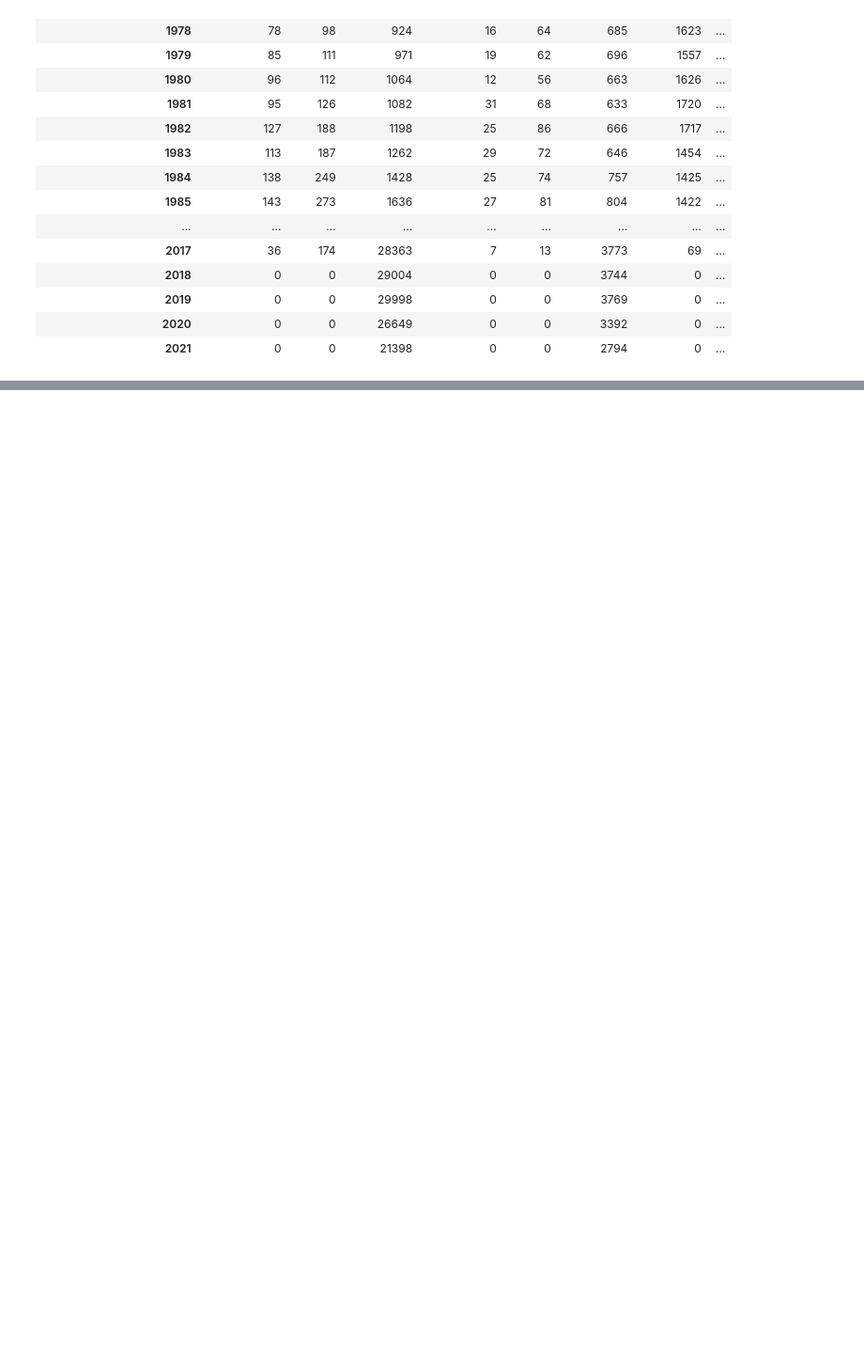
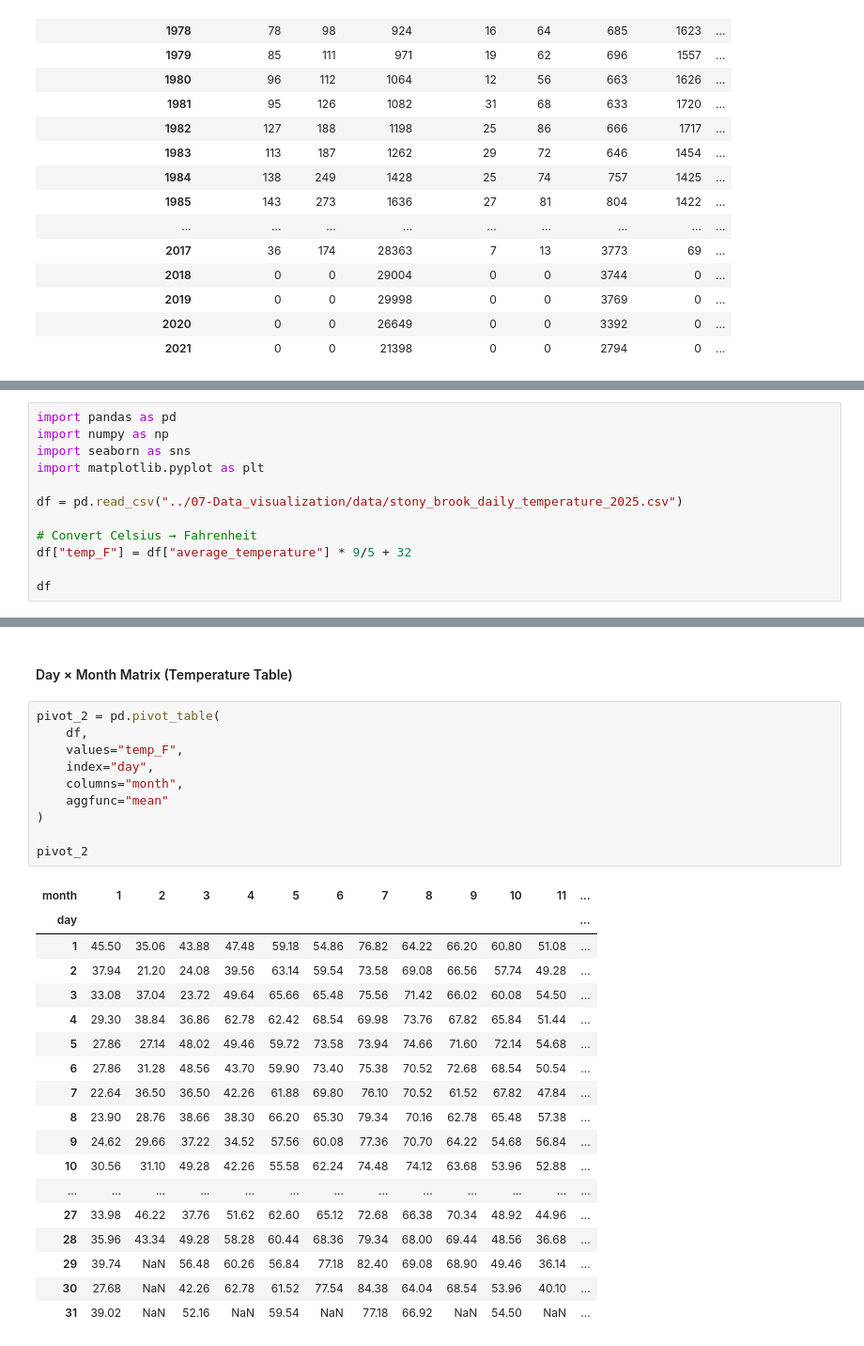
Before and after one commit to jieshu-wang-SBU/EST389_371_2026_spring, a Jupyter notebook: lectures/09-advanced_data_operations/09-01_Pivot_dataframes.ipynb, the cells around one changed output, grey strips where cells are left out. Shown at 94% size. Cells and saved outputs as stored; diff of their text form; blank space fills up the shorter version.

Commit message:
pivot table

```diff
--- a/lectures/09-advanced_data_operations/09-01_Pivot_dataframes.ipynb
+++ b/lectures/09-advanced_data_operations/09-01_Pivot_dataframes.ipynb
@@ -203,0 +274,12 @@ pivot_wide
+# %%
+import pandas as pd
+import numpy as np
+import seaborn as sns
+import matplotlib.pyplot as plt
+
+df = pd.read_csv("../07-Data_visualization/data/stony_brook_daily_temperature_2025.csv")
+
+# Convert Celsius → Fahrenheit
+df["temp_F"] = df["average_temperature"] * 9/5 + 32
+
+df
@@ -203,0 +330,31 @@ pivot_wide
+# %% [markdown]
+#### Day × Month Matrix (Temperature Table)
+# %%
+pivot_2 = pd.pivot_table(
+    df,
+    values="temp_F",
+    index="day",
+    columns="month",
+    aggfunc="mean"
+)
+
+pivot_2
+# %% [output]
+| month | 1 | 2 | 3 | 4 | 5 | 6 | 7 | 8 | 9 | 10 | 11 | ... |
+| day |  |  |  |  |  |  |  |  |  |  |  | ... |
+| 1 | 45.50 | 35.06 | 43.88 | 47.48 | 59.18 | 54.86 | 76.82 | 64.22 | 66.20 | 60.80 | 51.08 | ... |
+| 2 | 37.94 | 21.20 | 24.08 | 39.56 | 63.14 | 59.54 | 73.58 | 69.08 | 66.56 | 57.74 | 49.28 | ... |
+| 3 | 33.08 | 37.04 | 23.72 | 49.64 | 65.66 | 65.48 | 75.56 | 71.42 | 66.02 | 60.08 | 54.50 | ... |
+| 4 | 29.30 | 38.84 | 36.86 | 62.78 | 62.42 | 68.54 | 69.98 | 73.76 | 67.82 | 65.84 | 51.44 | ... |
+| 5 | 27.86 | 27.14 | 48.02 | 49.46 | 59.72 | 73.58 | 73.94 | 74.66 | 71.60 | 72.14 | 54.68 | ... |
+| 6 | 27.86 | 31.28 | 48.56 | 43.70 | 59.90 | 73.40 | 75.38 | 70.52 | 72.68 | 68.54 | 50.54 | ... |
+| 7 | 22.64 | 36.50 | 36.50 | 42.26 | 61.88 | 69.80 | 76.10 | 70.52 | 61.52 | 67.82 | 47.84 | ... |
+| 8 | 23.90 | 28.76 | 38.66 | 38.30 | 66.20 | 65.30 | 79.34 | 70.16 | 62.78 | 65.48 | 57.38 | ... |
+| 9 | 24.62 | 29.66 | 37.22 | 34.52 | 57.56 | 60.08 | 77.36 | 70.70 | 64.22 | 54.68 | 56.84 | ... |
+| 10 | 30.56 | 31.10 | 49.28 | 42.26 | 55.58 | 62.24 | 74.48 | 74.12 | 63.68 | 53.96 | 52.88 | ... |
+| ... | ... | ... | ... | ... | ... | ... | ... | ... | ... | ... | ... | ... |
+| 27 | 33.98 | 46.22 | 37.76 | 51.62 | 62.60 | 65.12 | 72.68 | 66.38 | 70.34 | 48.92 | 44.96 | ... |
+| 28 | 35.96 | 43.34 | 49.28 | 58.28 | 60.44 | 68.36 | 79.34 | 68.00 | 69.44 | 48.56 | 36.68 | ... |
+| 29 | 39.74 | NaN | 56.48 | 60.26 | 56.84 | 77.18 | 82.40 | 69.08 | 68.90 | 49.46 | 36.14 | ... |
+| 30 | 27.68 | NaN | 42.26 | 62.78 | 61.52 | 77.54 | 84.38 | 64.04 | 68.54 | 53.96 | 40.10 | ... |
+| 31 | 39.02 | NaN | 52.16 | NaN | 59.54 | NaN | 77.18 | 66.92 | NaN | 54.50 | NaN | ... |
```
Also changed, not shown: parts of 14 cells of this notebook.
